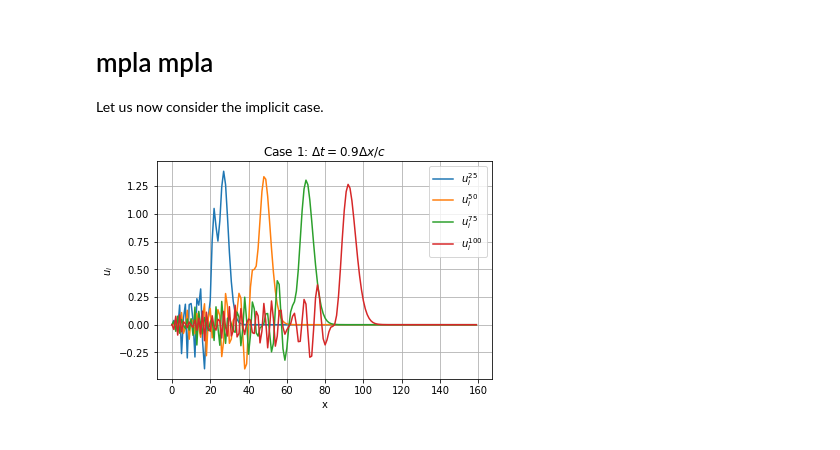
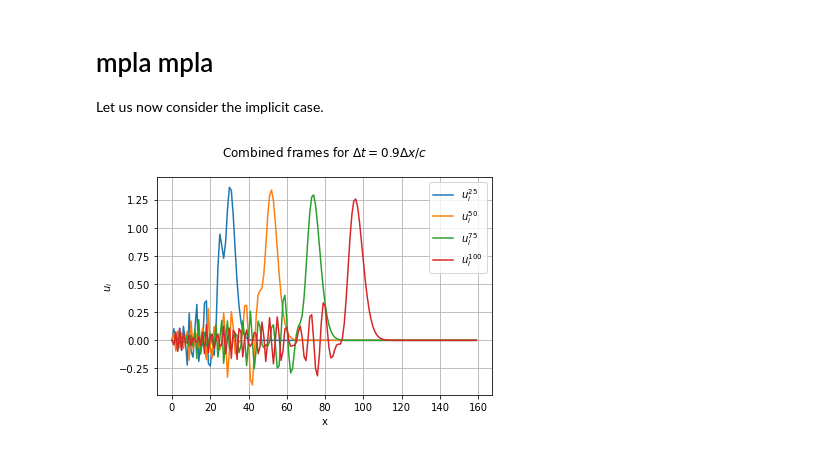
Before and after one commit to aretselis/msc-computational-physics, a Jupyter notebook: Courses/Computational Electromagnetism and Applications (ΥΦΥ203)/Problem Sets/retselis_set1.ipynb, the cells around one changed output. Saved outputs shown, nothing was run; the diff lists cells and outputs as text; code cells hidden in the pictures.

Commit message:
Add combined plot and subplots for implicit solution

```diff
--- a/Courses/Computational Electromagnetism and Applications (ΥΦΥ203)/Problem Sets/retselis_set1.ipynb
+++ b/Courses/Computational Electromagnetism and Applications (ΥΦΥ203)/Problem Sets/retselis_set1.ipynb
@@ -113,11 +113,8 @@ def plot_frame(array, id1, id2, id3, id4, case):
     axs[1, 1].plot(frame4, 'tab:red', label=r'$u_{{i}}^{{{}}}$'.format(id4))
     axs[1, 1].grid()
     axs[1, 1].legend()
-
     for ax in axs.flat:
-        ax.set(xlabel=r'$x_{i}$', ylabel=r'$u_{i}$')
-
-    # Hide x labels and tick labels for top plots and y ticks for right plots.
+        ax.set(xlabel=r'$x$', ylabel=r'$u_{i}$')
     for ax in axs.flat:
         ax.label_outer()
 
@@ -125,7 +122,7 @@ size = 120
 c = 1
 
 # Case 1
-dx = 0.1
+dx = 1
 a = 0.9
 dt = a*dx/c
 u = np.zeros((size, size))
@@ -134,32 +131,33 @@ u = solve_1D_FDTD_stencil(u, dx, dt)
 
 # Extract and plot frames for case 1
 plot_frame(u, 25, 50, 75, 100, a)
-plt.suptitle('Case 1: $\Delta t=0.9\Delta x/c$\n ')
+plt.suptitle('Case 1: $\Delta t={}\Delta x/c$\n '.format(a))
 plt.show()
 
 # Case 2
 dx = 1
 a = 1
-dt = 1*dx/c
+dt = a*dx/c
 u = np.zeros((size, size))
 u = initial_conditions(u)
 u = solve_1D_FDTD_stencil(u, dx, dt)
 
 # Extract and plot frames for case 2
 plot_frame(u, 25, 50, 75, 100, a)
-plt.suptitle('Case 1: $\Delta t=0.9\Delta x/c$\n ')
+plt.suptitle('Case 2: $\Delta t={}\Delta x/c$\n '.format(a))
 plt.show()
 
 # Case 3
 dx = 1
-dt = 1.1*dx/c
+a = 1.1
+dt = a*dx/c
 u = np.zeros((size, size))
 u = initial_conditions(u)
 u = solve_1D_FDTD_stencil(u, dx, dt)
 
 # Extract and plot frames for case 3
 plot_frame(u, 25, 50, 75, 100, a)
-plt.suptitle('Case 1: $\Delta t=0.9\Delta x/c$\n ')
+plt.suptitle('Case 3: $\Delta t={}\Delta x/c$\n '.format(a))
 plt.show()
 # %% [output]
 [figure]
@@ -292,70 +292,81 @@ def implicit_solution(grid, dx, dt, c, beta):
             grid[n][i] = f_next[i-1]
     return(grid)
 
-def plot_frame(array, i):
+def plot_frame(array, id1, id2, id3, id4, case):
     # Extract frames from an array and plots them
     # Note that with this convention we have if we request frame number i the index of the frame is i+2
-    frame = array[i-2,:]
-    plt.plot(frame, label=r'$u_{{i}}^{{{}}}$'.format(i))
     plt.ylabel(r'$u_{i}$')
     plt.xlabel('x')
+    frame1 = array[id1+2,:]
+    frame2 = array[id2+2,:]
+    frame3 = array[id3+2,:]
+    frame4 = array[id4+2,:]
+    fig1 = plt.plot(frame1, label=r'$u_{{i}}^{{{}}}$'.format(id1))
+    plt.plot(frame2, label=r'$u_{{i}}^{{{}}}$'.format(id2))
+    plt.plot(frame3, label=r'$u_{{i}}^{{{}}}$'.format(id3))
+    plt.plot(frame4, label=r'$u_{{i}}^{{{}}}$'.format(id4))
+    plt.grid()
+    plt.legend()
+    plt.title('Combined frames for $\Delta t={}\Delta x/c$\n'.format(case))
+    fig, axs = plt.subplots(2, 2)
+    axs[0, 0].plot(frame1, label=r'$u_{{i}}^{{{}}}$'.format(id1))
+    axs[0, 0].grid()
+    axs[0, 0].legend()
+    axs[0, 1].plot(frame2, 'tab:orange', label=r'$u_{{i}}^{{{}}}$'.format(id2))
+    axs[0, 1].grid()
+    axs[0, 1].legend()
+    axs[1, 0].plot(frame3, 'tab:green', label=r'$u_{{i}}^{{{}}}$'.format(id3))
+    axs[1, 0].grid()
+    axs[1, 0].legend()
+    axs[1, 1].plot(frame4, 'tab:red', label=r'$u_{{i}}^{{{}}}$'.format(id4))
+    axs[1, 1].grid()
+    axs[1, 1].legend()
+    for ax in axs.flat:
+        ax.set(xlabel=r'$x$', ylabel=r'$u_{i}$')
+    for ax in axs.flat:
+        ax.label_outer()
 
 size = 160
 c = 1
 beta = 1/4
 
 # Case 1
 dx = 1
-dt = 0.9*dx/c
+a = 0.9
+dt = a*dx/c
 u = np.zeros((size, size))
 u = initial_conditions(u)
 u = implicit_solution(u, dx, dt, c, beta)
 
 # Extract and plot frames for case 1
-plt.figure()
-plot_frame(u, 25)
-plot_frame(u, 50)
-plot_frame(u, 75)
-plot_frame(u, 100)
-plt.legend()
-plt.grid()
-plt.title(r'Case 1: $\Delta t=0.9\Delta x/c$')
+plot_frame(u, 25, 50, 75, 100, a)
+plt.suptitle('Case 1: $\Delta t={}\Delta x/c$\n '.format(a))
 plt.show()
 
 # Case 2
 dx = 1
-dt = dx/c
+a = 1
+dt = a*dx/c
 u = np.zeros((size, size))
 u = initial_conditions(u)
 u = implicit_solution(u, dx, dt, c, beta)
 
 # Extract and plot frames for case 2
-plt.figure()
-plot_frame(u, 25)
-plot_frame(u, 50)
-plot_frame(u, 75)
-plot_frame(u, 100)
-plt.legend()
-plt.grid()
-plt.title(r'Case 2: $\Delta t=\Delta x/c$')
+plot_frame(u, 25, 50, 75, 100, a)
+plt.suptitle('Case 2: $\Delta t={}\Delta x/c$\n '.format(a))
 plt.show()
 
 # Case 3
 dx = 1
-dt = 1.1*dx/c
+a = 1.1
+dt = a*dx/c
 u = np.zeros((size, size))
 u = initial_conditions(u)
 u = implicit_solution(u, dx, dt, c, beta)
 
 # Extract and plot frames for case 3
-plt.figure()
-plot_frame(u, 25)
-plot_frame(u, 50)
-plot_frame(u, 75)
-plot_frame(u, 100)
-plt.legend()
-plt.grid()
-plt.title(r'Case 3: $\Delta t=1.1\Delta x/c$')
+plot_frame(u, 25, 50, 75, 100, a)
+plt.suptitle('Case 3: $\Delta t={}\Delta x/c$\n '.format(a))
 plt.show()
 # %% [output]
-[figure, old version]
+[figure, new version]
```
Also changed, not shown: parts of 2 cells of this notebook.
